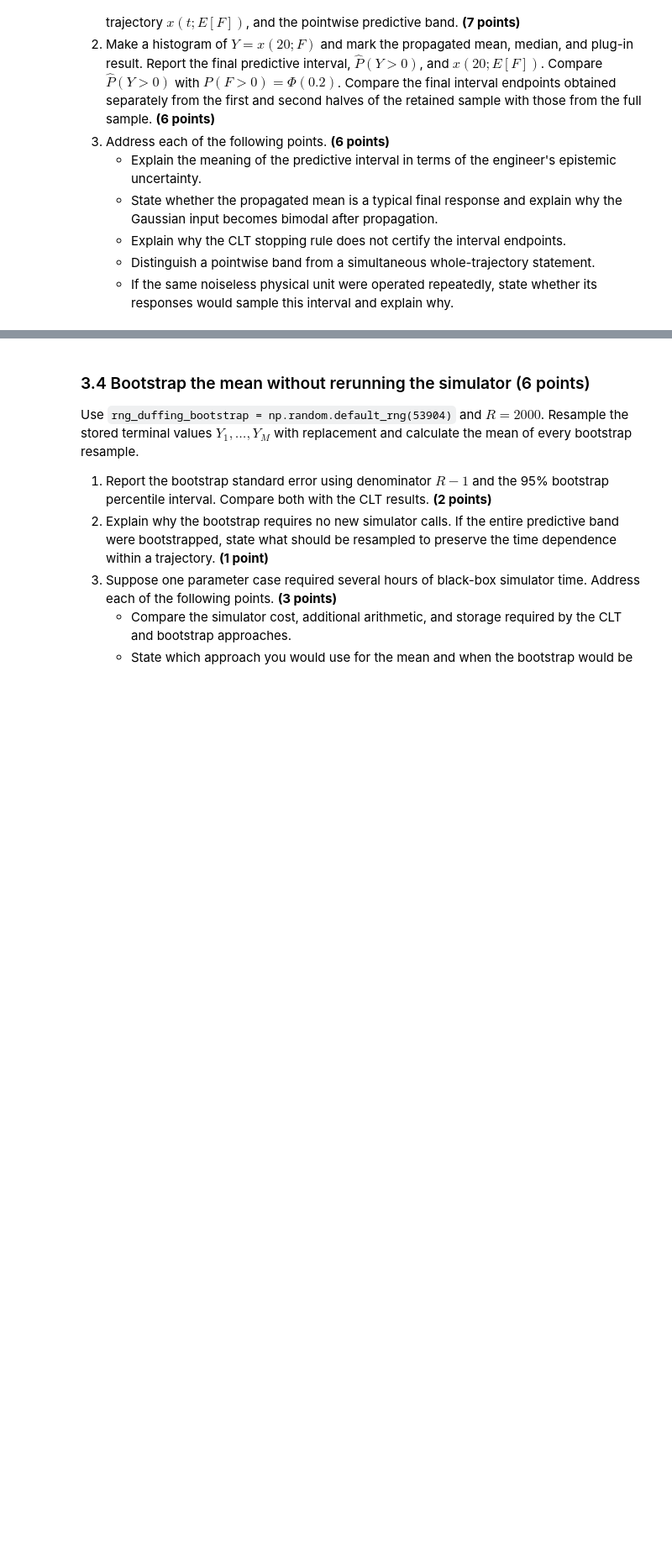
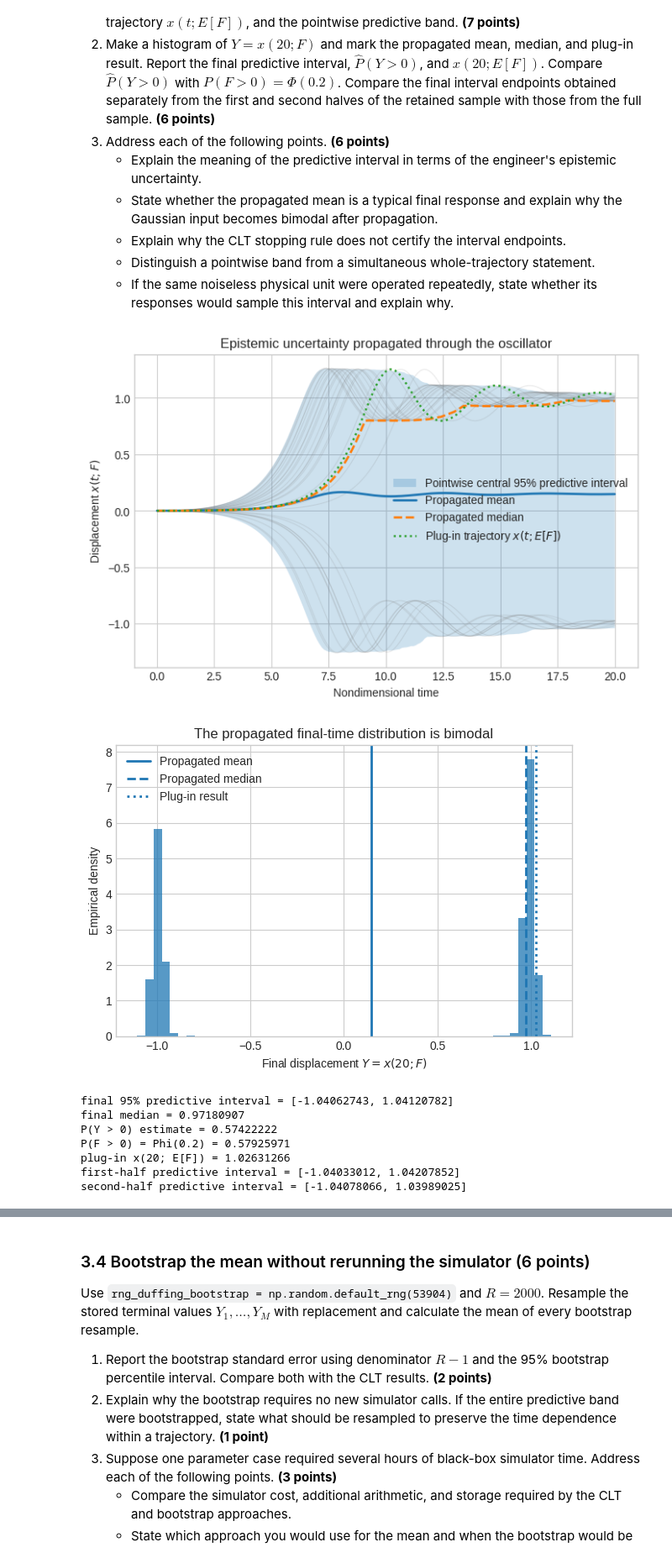
Before and after one commit to adamperkins-code/Machine_Learning, a Jupyter notebook: lecturebook/homework/homework-02.ipynb, the cells around one changed output, grey strips where cells are left out. Shown at 84% size. Cells and saved outputs as stored; diff of their text form; code cells hidden in the pictures; blank space fills up the shorter version.

```diff
--- a/lecturebook/homework/homework-02.ipynb
+++ b/lecturebook/homework/homework-02.ipynb
@@ -887,11 +926,21 @@ questions:
    - If the same noiseless physical unit were operated repeatedly, state
      whether its responses would sample this interval and explain why.
 # %%
+import scipy
+
 # Calculate mean_trajectory and the three rows lower_trajectory,
 # median_trajectory, and upper_trajectory. Use axis=0 for every pointwise
 # calculation.
-# YOUR CODE HERE
-
+mean_trajectory = np.mean(duffing_trajectories, axis=0)
+lower_trajectory = np.quantile(
+    duffing_trajectories, 0.025, axis=0, method="inverted_cdf"
+)
+median_trajectory = np.quantile(
+    duffing_trajectories, 0.50, axis=0, method="inverted_cdf"
+)
+upper_trajectory = np.quantile(
+    duffing_trajectories, 0.975, axis=0, method="inverted_cdf"
+)
 plug_in_trajectory = simulate_bistable([0.001])[0]
 representative_indices = np.linspace(
     0, terminal_displacements.size - 1, 30, dtype=int
@@ -935,37 +984,64 @@ plt.show()
 
 # Calculate the requested terminal summaries and the two half-sample
 # intervals. Use method="inverted_cdf" for every empirical quantile.
-# YOUR CODE HERE
+terminal_median = np.quantile(
+    terminal_displacements, 0.50, method="inverted_cdf"
+)
+terminal_predictive_interval = np.quantile(
+    terminal_displacements, [0.025, 0.975], method="inverted_cdf"
+)
+
+right_well_probability = np.mean(terminal_displacements > 0)
+positive_load_probability = scipy.stats.norm.cdf(0.2)
+plug_in_final = plug_in_trajectory[-1]
+
+half_size = terminal_displacements.size // 2
+first_half_interval = np.quantile(
+    terminal_displacements[:half_size], [0.025, 0.975], method="inverted_cdf"
+)
+second_half_interval = np.quantile(
+    terminal_displacements[half_size:], [0.025, 0.975], method="inverted_cdf"
+)
 
 fig, ax = plt.subplots(figsize=(7.0, 4.5))
 ax.hist(terminal_displacements, bins=50, density=True, alpha=0.75)
 ax.axvline(final_mean, linewidth=2.0, label="Propagated mean")
 ax.axvline(
     terminal_median, linewidth=2.0, linestyle="--", label="Propagated median"
 )
 ax.axvline(
     plug_in_final, linewidth=2.0, linestyle=":", label="Plug-in result"
 )
 ax.set_xlabel(r"Final displacement $Y=x(20;F)$")
 ax.set_ylabel("Empirical density")
 ax.set_title("The propagated final-time distribution is bimodal")
 ax.legend()
 plt.show()
 
 print(
     "final 95% predictive interval = "
     f"[{terminal_predictive_interval[0]:.8f}, "
     f"{terminal_predictive_interval[1]:.8f}]"
 )
 print(f"final median = {terminal_median:.8f}")
 print(f"P(Y > 0) estimate = {right_well_probability:.8f}")
 print(f"P(F > 0) = Phi(0.2) = {positive_load_probability:.8f}")
 print(f"plug-in x(20; E[F]) = {plug_in_final:.8f}")
 print(
     "first-half predictive interval = "
     f"[{first_half_interval[0]:.8f}, {first_half_interval[1]:.8f}]"
 )
 print(
     "second-half predictive interval = "
     f"[{second_half_interval[0]:.8f}, {second_half_interval[1]:.8f}]"
 )
+# %% [output]
+[figure, added]
+[figure, added]
+final 95% predictive interval = [-1.04062743, 1.04120782]
+final median = 0.97180907
+P(Y > 0) estimate = 0.57422222
+P(F > 0) = Phi(0.2) = 0.57925971
+plug-in x(20; E[F]) = 1.02631266
+first-half predictive interval = [-1.04033012, 1.04207852]
+second-half predictive interval = [-1.04078066, 1.03989025]
```
Also changed, not shown: parts of 11 cells of this notebook.
